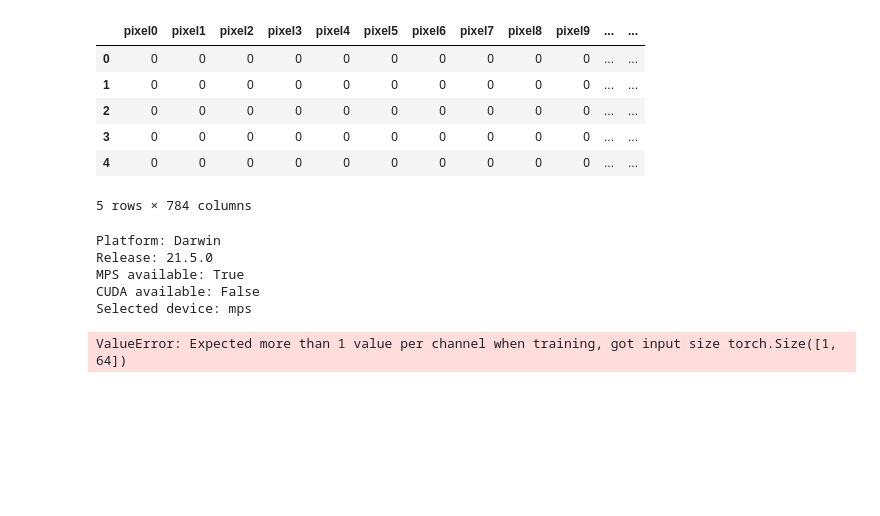
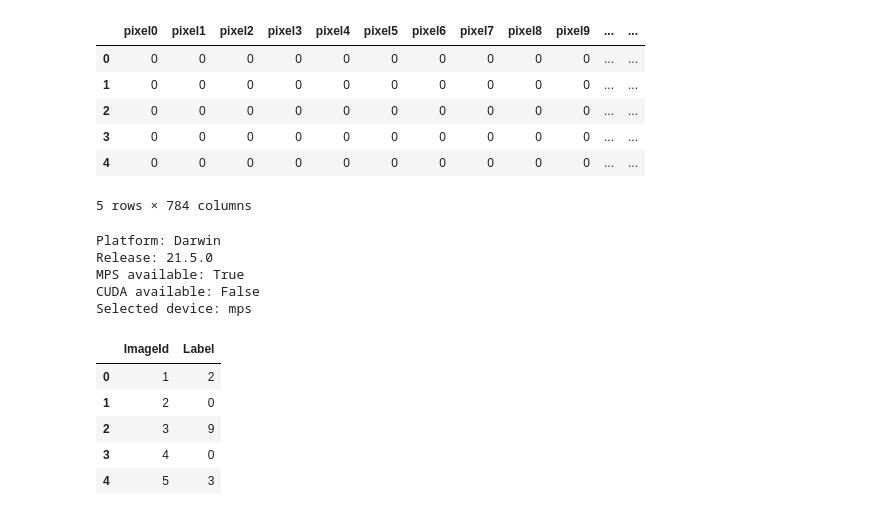
Before and after one commit to iolkhovsky/kaggle_sandbox, a Jupyter notebook: digits_recognizer/train.ipynb, the cells around one changed output. Cells and saved outputs as stored; diff of their text form; code cells hidden in the pictures; blank space fills up the shorter version.

```diff
--- a/digits_recognizer/train.ipynb
+++ b/digits_recognizer/train.ipynb
@@ -108,7 +202,7 @@ df.head()
 # %%
 from digits_recognizer import InferenceModel
 
-MODEL_CHECKPOINT = 'checkpoints/12-Jul-2022-22-05-15/'
+MODEL_CHECKPOINT = 'checkpoints/07-Aug-2022-14-51-48/state_dict_epoch_4'
 
 loaded_model = build_model(config['model']['type'])
 loaded_model.load_state_dict(torch.load(MODEL_CHECKPOINT))
@@ -117,25 +211,33 @@ inference_model = InferenceModel(
     preprocessor=build_preprocessor(config['model']['preprocessing']),
     device=get_available_device(),
 )
+# %% [output]
+Platform: Darwin
+Release: 21.5.0
+MPS available: True
+CUDA available: False
+Selected device: mps
 # %%
 from collections import defaultdict
 
 
 dataset = MNISTDataset(TEST_DATA_PATH)
 ans = defaultdict(list)
 
-for sample_idx in range(len(dataset)):
-    ans["ImageId"].append(sample_idx + 1)
-    image, _ = dataset[sample_idx]
-    prediction = inference_model.predict(image)
-    ans["Label"].append(prediction)
+with tqdm(total=len(dataset)) as pbar:
+    for sample_idx in range(len(dataset)):
+        ans["ImageId"].append(sample_idx + 1)
+        image, _ = dataset[sample_idx]
+        prediction = inference_model.predict(image)
+        ans["Label"].append(prediction)
+        pbar.update(1)
 
 ans_df = pd.DataFrame.from_dict(ans)
 ans_df.head()
 # %% [output]
-Platform: Darwin
-Release: 21.5.0
-MPS available: True
-CUDA available: False
-Selected device: mps
-ValueError: Expected more than 1 value per channel when training, got input size torch.Size([1, 64])
+|  | ImageId | Label |
+| 0 | 1 | 2 |
+| 1 | 2 | 0 |
+| 2 | 3 | 9 |
+| 3 | 4 | 0 |
+| 4 | 5 | 3 |
```
Also changed, not shown: parts of 5 cells of this notebook, 15 other files.
